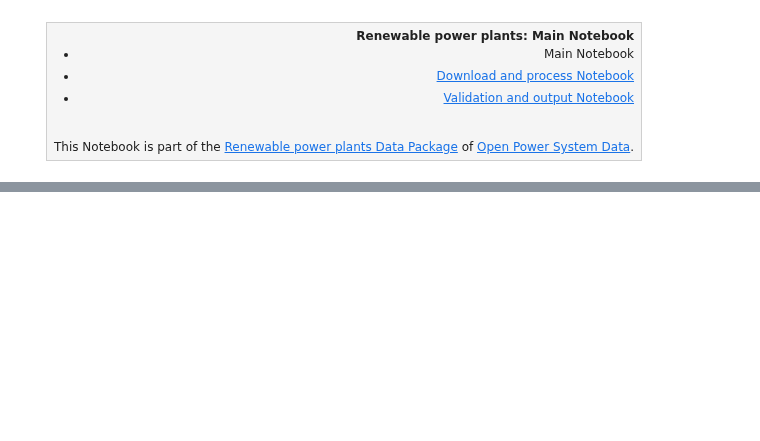
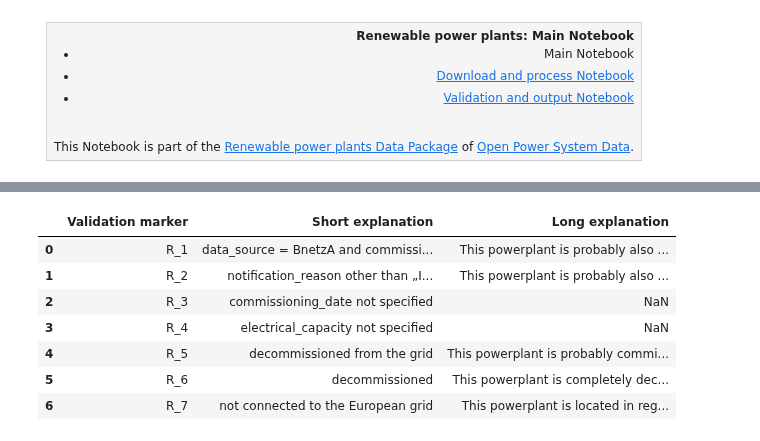
Before and after one commit to Open-Power-System-Data/renewable_power_plants, a Jupyter notebook: main.ipynb, the cells around one changed output, grey strips where cells are left out. Saved outputs shown, nothing was run; the diff lists cells and outputs as text; code cells hidden in the pictures; blank space fills up the shorter version.

```diff
--- a/main.ipynb
+++ b/main.ipynb
@@ -1238,0 +129,12 @@ This Jupyter Notebook as well as all other documents in this repository is publi
+# %%
+import pandas as pd
+pd.read_csv('input/validation_marker.csv')
+# %% [output]
+|  | Validation marker | Short explanation | Long explanation |
+| 0 | R_1 | data_source = BnetzA and commissi... | This powerplant is probably also ... |
+| 1 | R_2 | notification_reason other than „I... | This powerplant is probably also ... |
+| 2 | R_3 | commissioning_date not specified | NaN |
+| 3 | R_4 | electrical_capacity not specified | NaN |
+| 4 | R_5 | decommissioned from the grid | This powerplant is probably commi... |
+| 5 | R_6 | decommissioned | This powerplant is completely dec... |
+| 6 | R_7 | not connected to the European grid | This powerplant is located in reg... |
```
Also changed, not shown: parts of 6 cells of this notebook.
